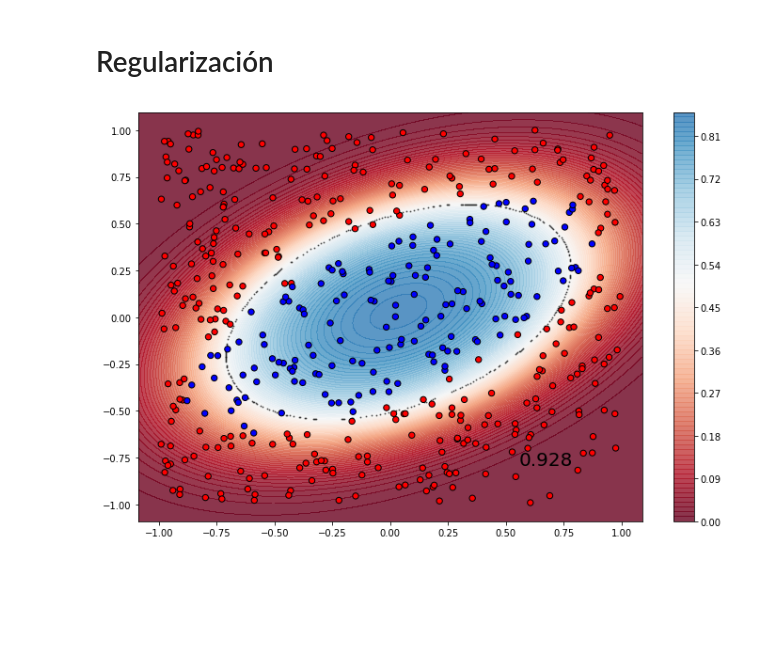
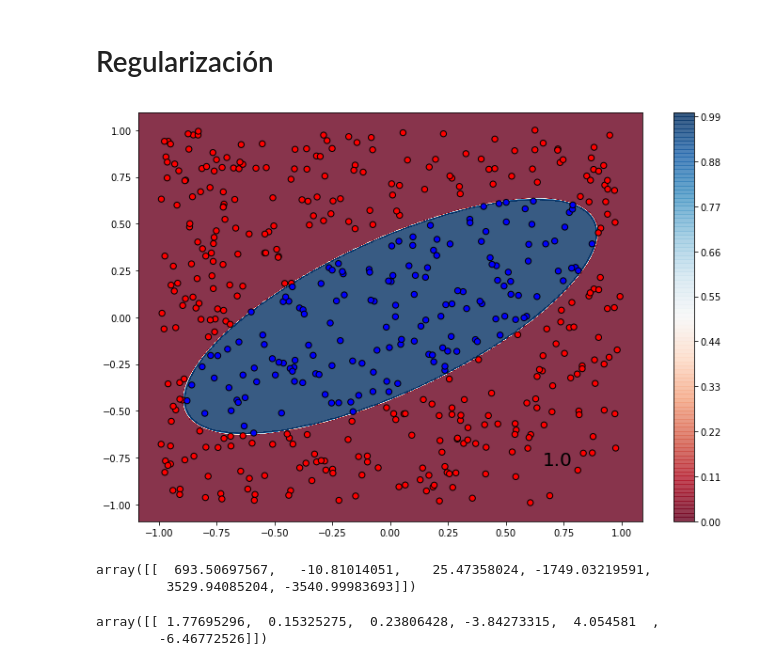
Before and after one commit to yoandresmza/Laboratorio-NB-RL, a Jupyter notebook: 2-Lab01-Regresion_Logistica.ipynb, the cells around one changed output. Drawn from its saved outputs; the diff is of its cells as text; code cells hidden in the pictures; blank space fills up the shorter version.

```diff
--- a/2-Lab01-Regresion_Logistica.ipynb
+++ b/2-Lab01-Regresion_Logistica.ipynb
@@ -155,10 +155,22 @@ plot_boundaries(X,y, score, probability_func=model_poly.predict_proba, mesh_res=
 # Regularización
 # %%
 C = 1 # Modifique el valos de C
-model_poly = LogisticRegression(solver='lbfgs', fit_intercept=False, C=C)
-model_poly.fit(add_columns(X), y)
+model_poly_sinreg = LogisticRegression(solver='lbfgs', fit_intercept=False, C=1e9)
+model_poly_sinreg.fit(X_FE, y)
 plt.figure(figsize=(12,8))
-score = model_poly.score(add_columns(X), y)
-plot_boundaries(X,y, score, probability_func=model_poly.predict_proba, mesh_res=500, degree=2)
+score = model_poly_sinreg.score(X_FE, y)
+plot_boundaries(X,y, score, probability_func=model_poly_sinreg.predict_proba, mesh_res=500, degree=2)
 # %% [output]
-[figure, old version]
+[figure, new version]
+# %%
+#SIn REgularizacion C=1e9
+model_poly_sinreg.coef_
+# %% [output]
+array([[  693.50697567,   -10.81014051,    25.47358024, -1749.03219591,
+         3529.94085204, -3540.99983693]])
+# %%
+#SIn REgularizacion C=1
+model_poly.coef_
+# %% [output]
+array([[ 1.77695296,  0.15325275,  0.23806428, -3.84273315,  4.054581  ,
+        -6.46772526]])
```
Also changed, not shown: parts of 1 cell of this notebook.
